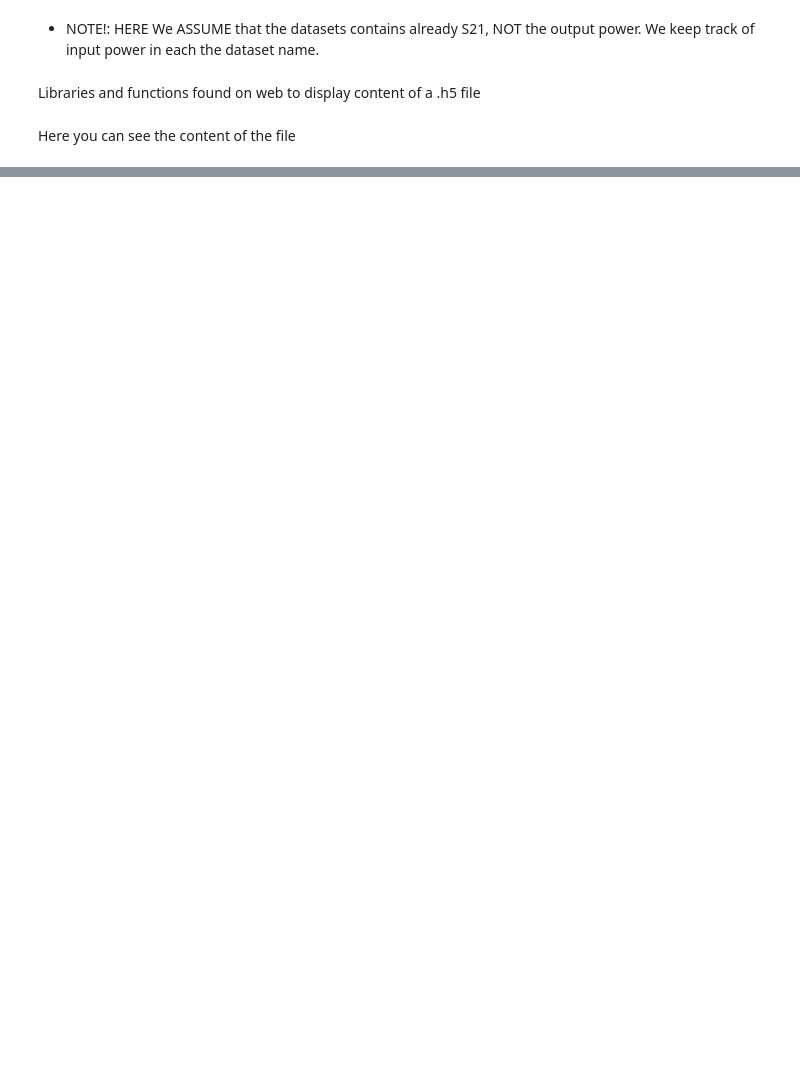
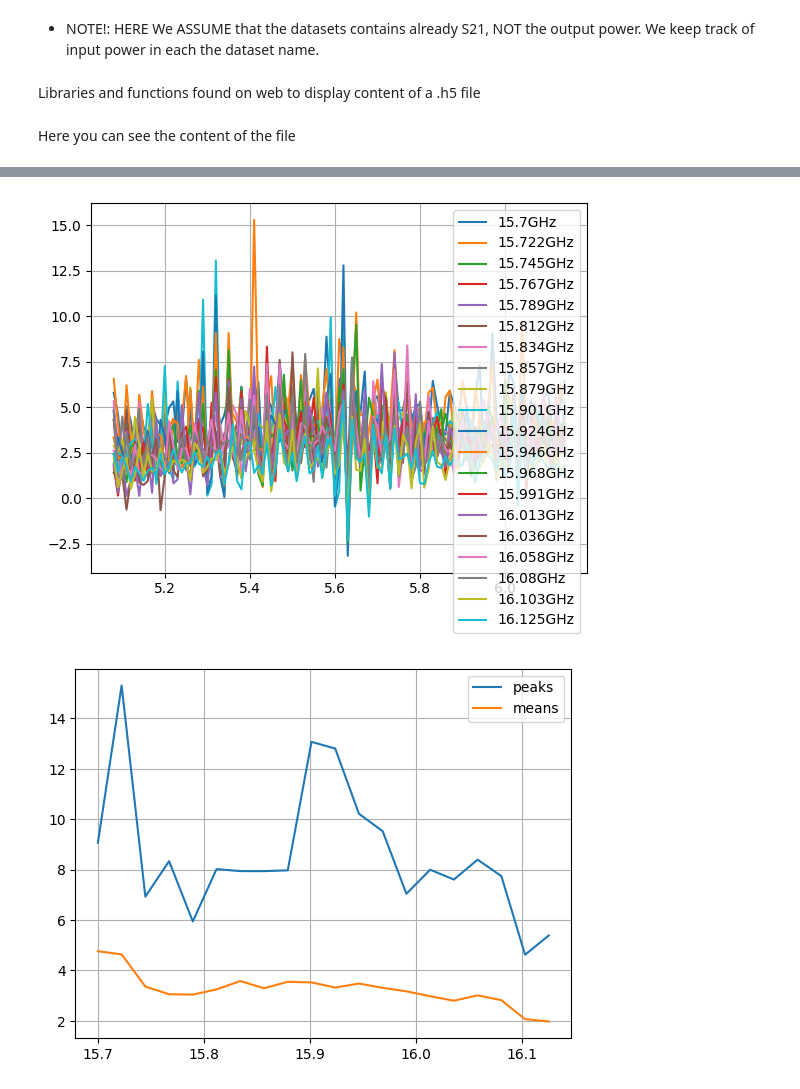
Before and after one commit to biqute/QTLab2223, a Jupyter notebook: TWPAandQubit/notebooks/read_lattice_results.ipynb, the cells around one changed output, grey strips where cells are left out. Drawn from its saved outputs; the diff is of its cells as text; code cells hidden in the pictures; blank space fills up the shorter version.

```diff
--- a/TWPAandQubit/notebooks/read_lattice_results.ipynb
+++ b/TWPAandQubit/notebooks/read_lattice_results.ipynb
@@ -113,2 +127,30 @@ xmax < 10.0  x  1000000000.0
+# %%
+"""Subtract the OFF spectrum"""
+xoff, yoff = getDatasetValue(filename, "Off", 0)
+
+# Range of the mean
+i_min = 108
+i_max = 215
+peaks = np.zeros(len(freqs))
+means = np.zeros(len(freqs))
+fig_1, ax_1 = plt.subplots()    # Plot spectrum differences
+fig_2, ax_2 = plt.subplots()    # Plot 4-8 GHz band means
+for i in np.arange(0,len(freqs)):
+    group = "/dc_" + str(0) + "/pumpfreq_" + str(i) + "/pumppow_" + str(0)
+    x, y = getDatasetValue(filename, group, 0)
+    dy = y - yoff
+    ax_1.plot(x[i_min:i_max]/1e9,dy[i_min:i_max],label=(str(round(freqs[i], freq_cifers)) + "GHz"))
+    peaks[i] = max(dy[i_min:i_max])
+    means[i] = np.mean(dy[i_min:i_max])
+
+ax_2.plot(freqs, peaks, label="peaks")
+ax_2.plot(freqs, means, label="means")
+ax_1.legend()
+ax_2.legend()
+ax_1.grid()
+ax_2.grid()
+# %% [output]
+[figure, added]
+[figure, added]
 # %%
 """DELETE a dataset"""
```
Also changed, not shown: parts of 6 cells of this notebook, 4 other files.
